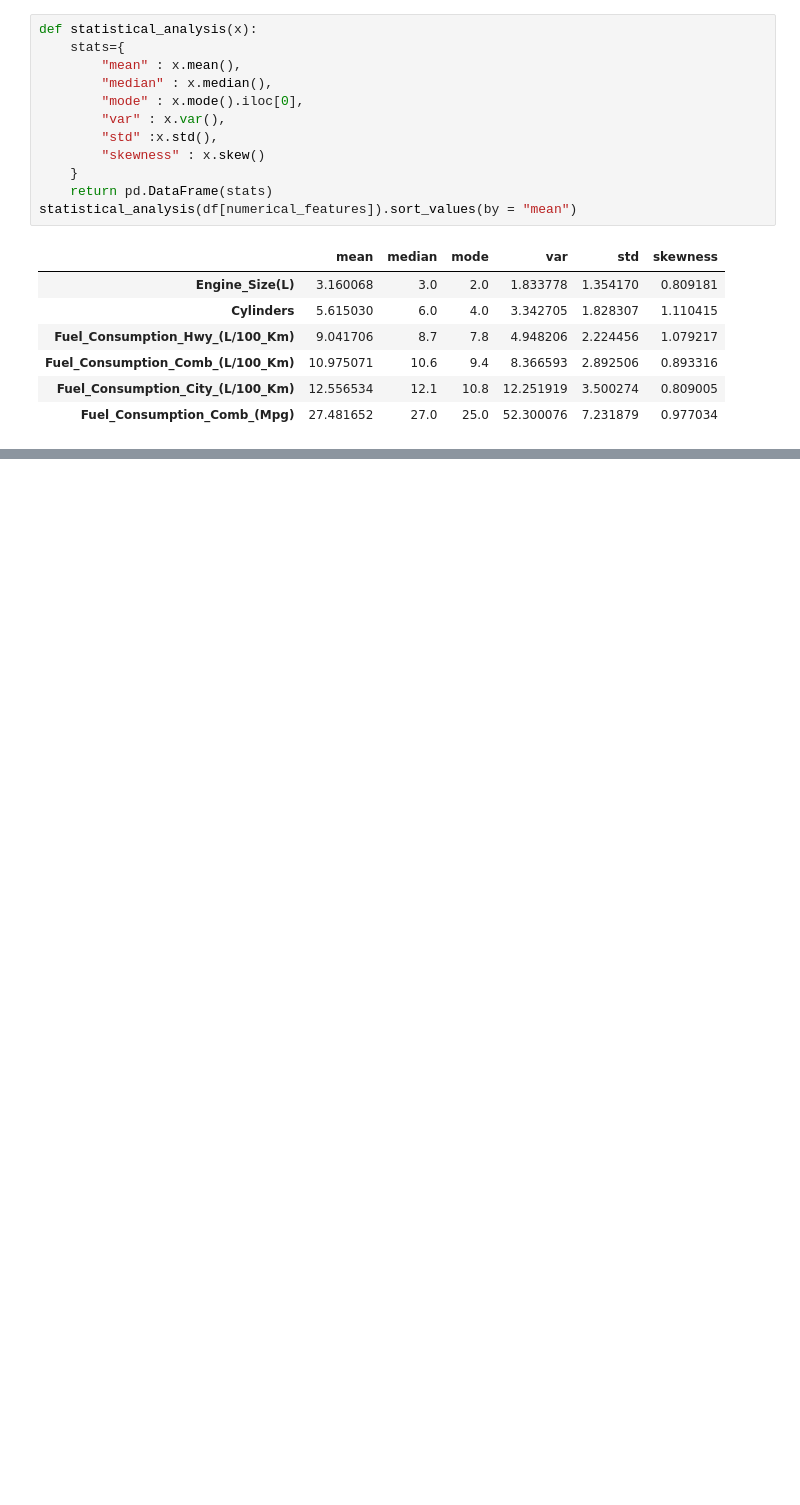
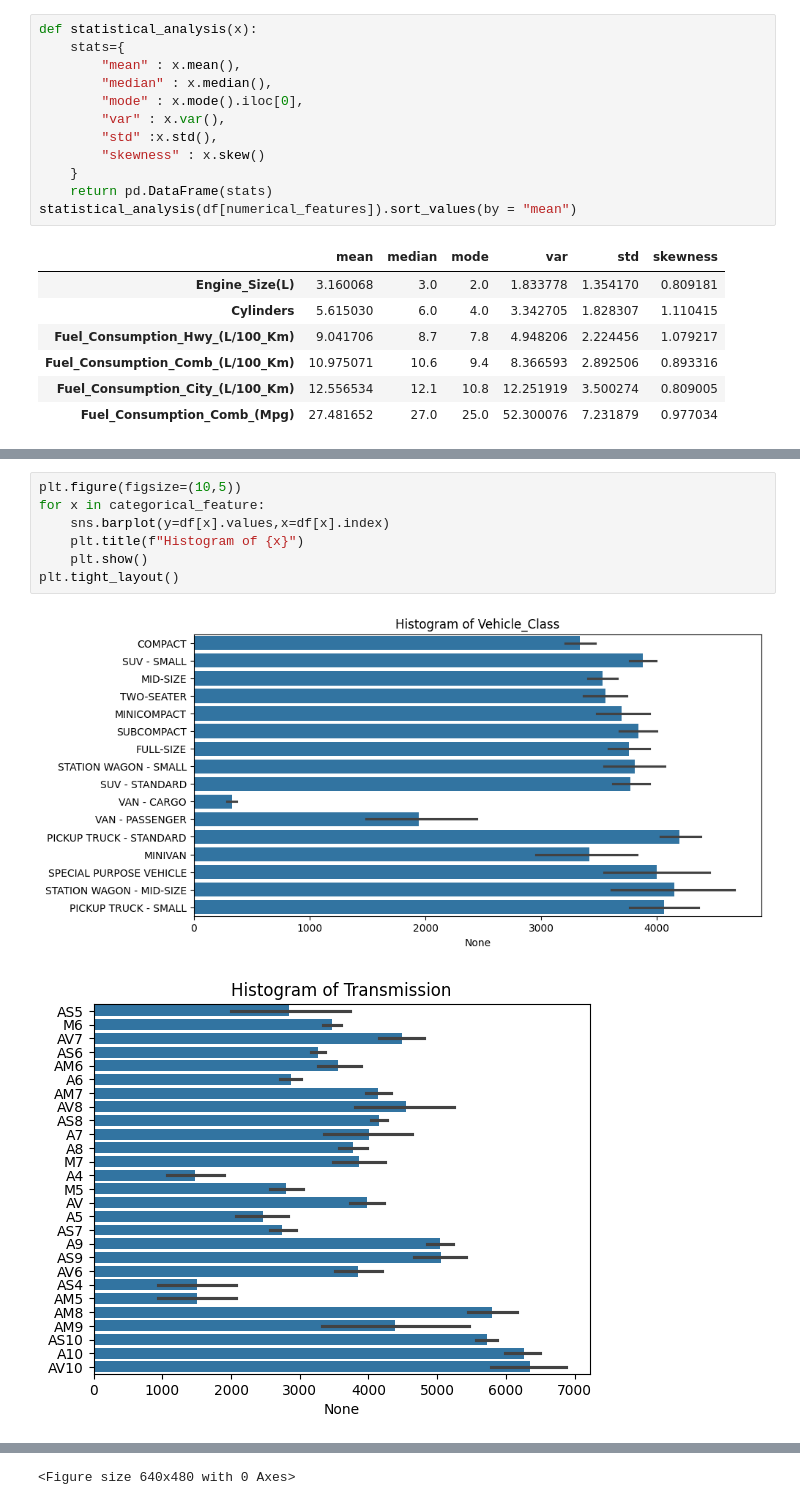
Before and after one commit to aryangaikwadgit/vehicle_co2_emission, a Jupyter notebook: Untitled.ipynb, the cells around one changed output, grey strips where cells are left out. Cells and saved outputs as stored; diff of their text form; blank space fills up the shorter version.

```diff
--- a/Untitled.ipynb
+++ b/Untitled.ipynb
@@ -168,0 +198,10 @@ statistical_analysis(df[numerical_features]).sort_values(by = "mean")
+# %%
+plt.figure(figsize=(10,5))
+for x in categorical_feature:
+    sns.barplot(y=df[x].values,x=df[x].index)
+    plt.title(f"Histogram of {x}")
+    plt.show()
+plt.tight_layout()
+# %% [output]
+[figure, added]
+[figure, added]
@@ -168,0 +209 @@ statistical_analysis(df[numerical_features]).sort_values(by = "mean")
+<Figure size 640x480 with 0 Axes>
```
Also changed, not shown: parts of 6 cells of this notebook, 1 other file.
